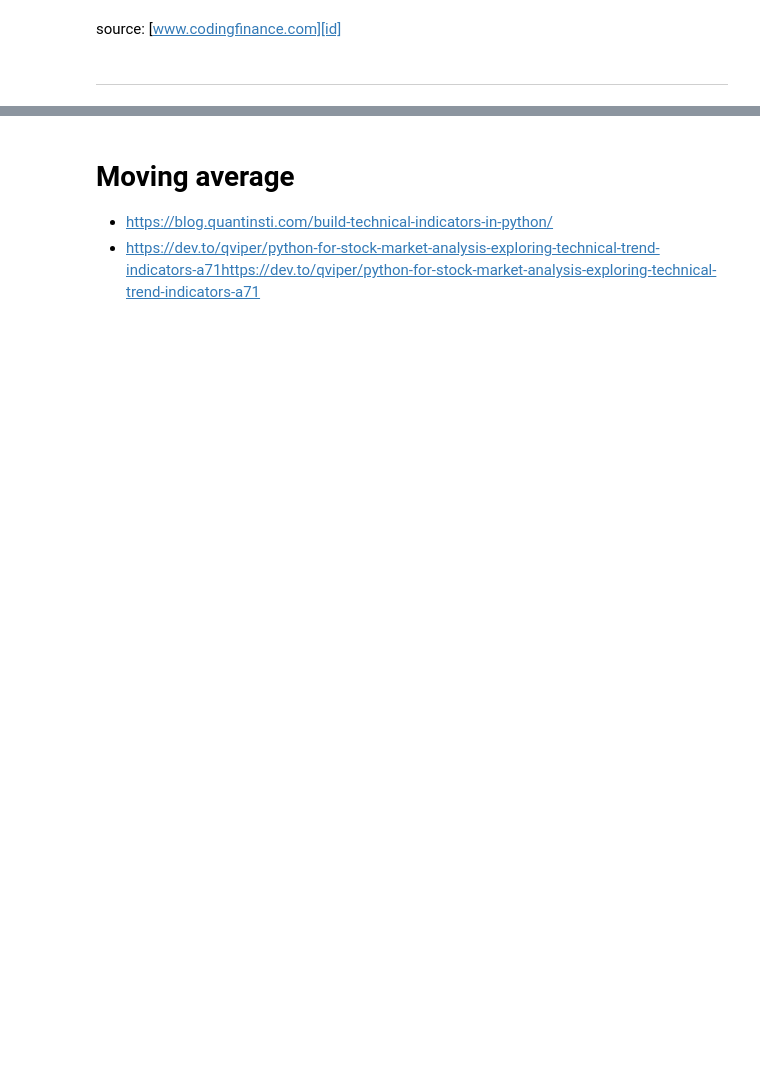
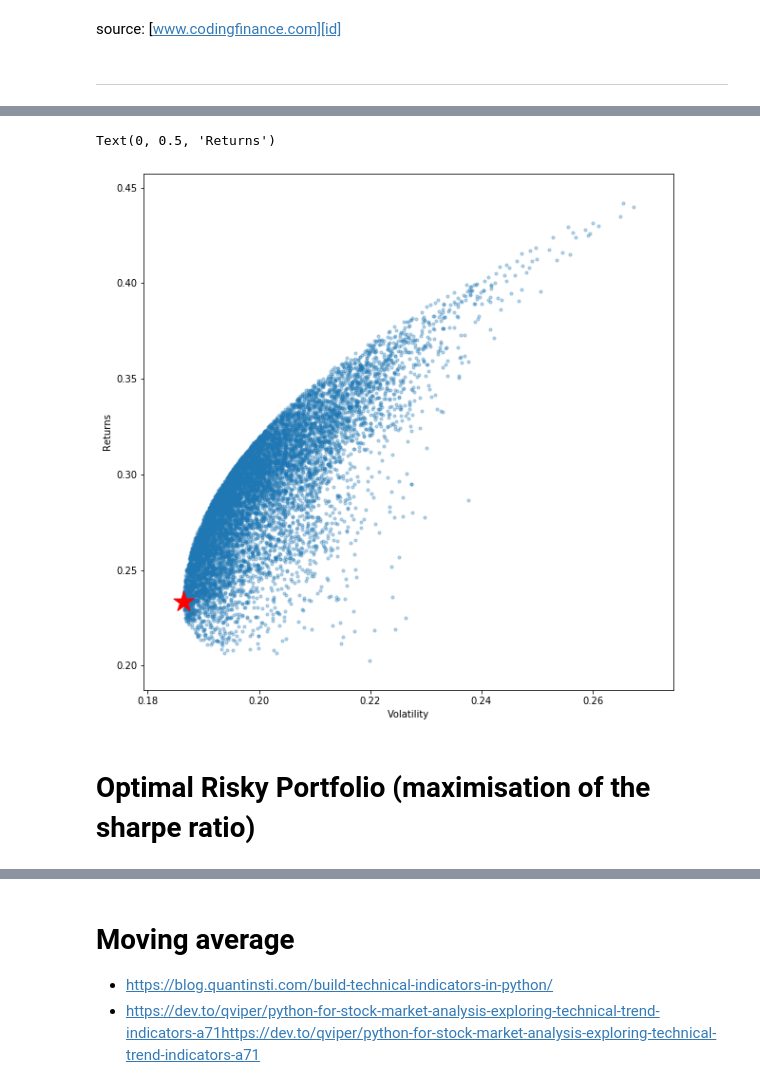
Before and after one commit to fred-aiello/Python-Test, a Jupyter notebook: Risks_Indicators.ipynb, the cells around one changed output, grey strips where cells are left out. Drawn from its saved outputs; the diff is of its cells as text; code cells hidden in the pictures; blank space fills up the shorter version.

```diff
--- a/Risks_Indicators.ipynb
+++ b/Risks_Indicators.ipynb
@@ -85,0 +257,5 @@ Date
+# %%
+# Volatility minimisation
+min_vol_port = portfolios.iloc[portfolios['Volatility'].idxmin()]
+# idxmin() gives us the minimum value in the column specified.
+min_vol_port
@@ -85,0 +270,12 @@ Date
+# %%
+# plotting the minimum volatility portfolio
+plt.subplots(figsize=[10,10])
+plt.scatter(portfolios['Volatility'], portfolios['Returns'],marker='o', s=10, alpha=0.3)
+plt.scatter(min_vol_port[1], min_vol_port[0], color='r', marker='*', s=500)
+plt.xlabel('Volatility')
+plt.ylabel('Returns')
+# %% [output]
+Text(0, 0.5, 'Returns')
+[figure, added]
+# %% [markdown]
+# Optimal Risky Portfolio (maximisation of the sharpe ratio)
```
Also changed, not shown: parts of 40 cells of this notebook, 1 other file.
